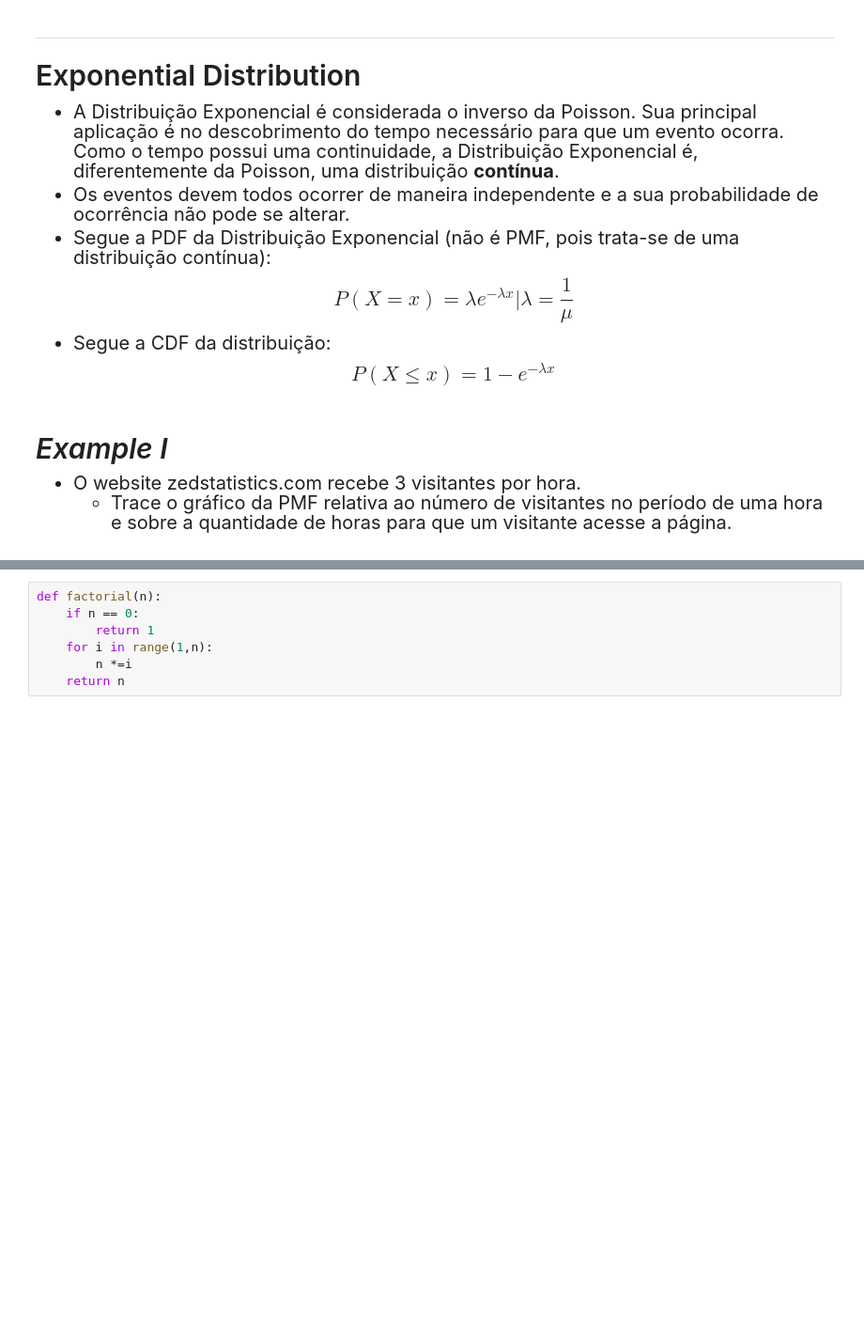
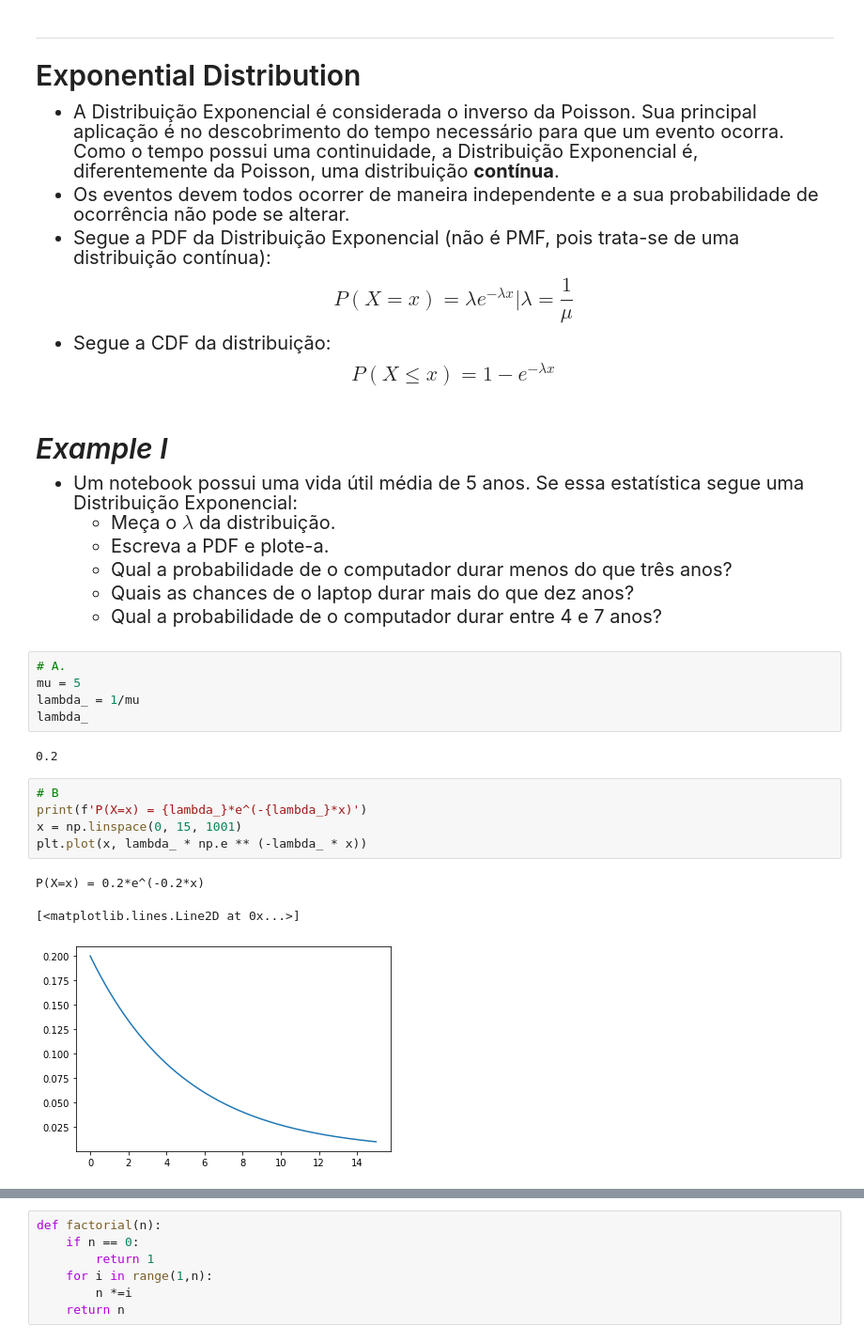
Before and after one commit to felipesveiga/Think-Stats, a Jupyter notebook: Chapter 5/Continuous Probability Functions/continuous-probability-functions.ipynb, the cells around one changed output, grey strips where cells are left out. Shown at 94% size. Cells and saved outputs as stored; diff of their text form; blank space fills up the shorter version.

```diff
--- a/Chapter 5/Continuous Probability Functions/continuous-probability-functions.ipynb
+++ b/Chapter 5/Continuous Probability Functions/continuous-probability-functions.ipynb
@@ -199,12 +199,40 @@ np.median(f_equal)
 <div>
     <ul style='font-size:20px'>
         <li>
-            O website zedstatistics.com recebe 3 visitantes por hora.
+            Um notebook possui uma vida útil média de 5 anos. Se essa estatística segue uma Distribuição Exponencial:
             <ul style='list-style-type:lower-alpha'>
                 <li>
-                    Trace o gráfico da PMF relativa ao número de visitantes no período de uma hora e sobre a quantidade de horas para que um visitante acesse a página.
+                    Meça o $\lambda$ da distribuição.
+                </li>
+                <li>
+                    Escreva a PDF e plote-a.
+                </li>
+                <li>
+                    Qual a probabilidade de o computador durar menos do que três anos?
+                </li>
+                <li>
+                    Quais as chances de o laptop durar mais do que dez anos?
+                </li>
+                <li>
+                    Qual a probabilidade de o computador durar entre 4 e 7 anos?
                 </li>
             </ul>
         </li>
     </ul>
 </div>
+# %%
+# A.
+mu = 5
+lambda_ = 1/mu
+lambda_
+# %% [output]
+0.2
+# %%
+# B
+print(f'P(X=x) = {lambda_}*e^(-{lambda_}*x)')
+x = np.linspace(0, 15, 1001)
+plt.plot(x, lambda_ * np.e ** (-lambda_ * x))
+# %% [output]
+P(X=x) = 0.2*e^(-0.2*x)
+[<matplotlib.lines.Line2D at 0x...>]
+[figure, added]
```
Also changed, not shown: parts of 5 cells of this notebook.
